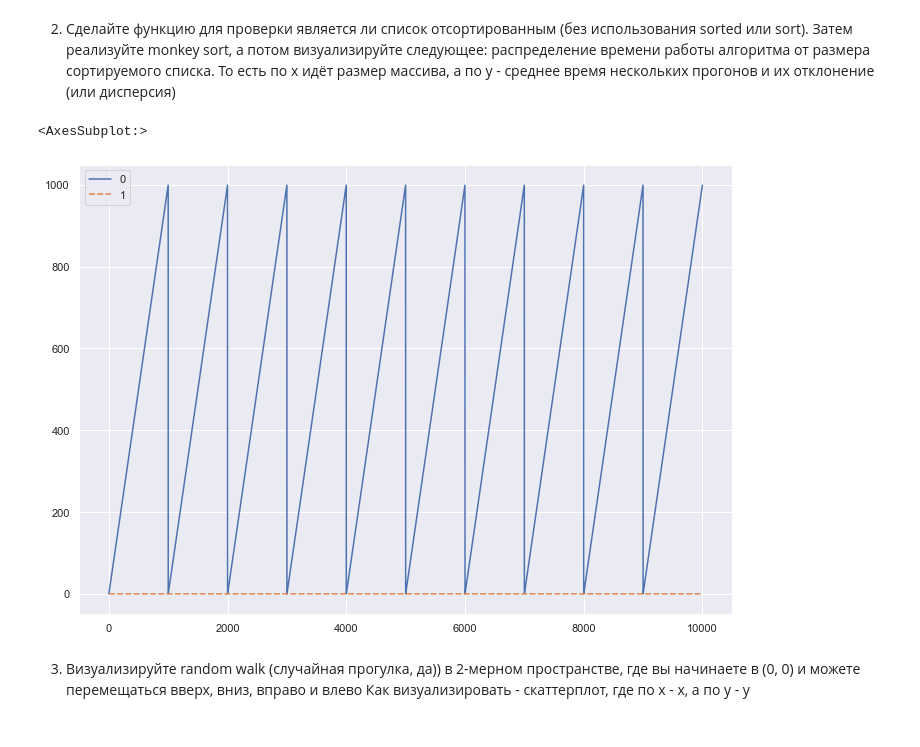
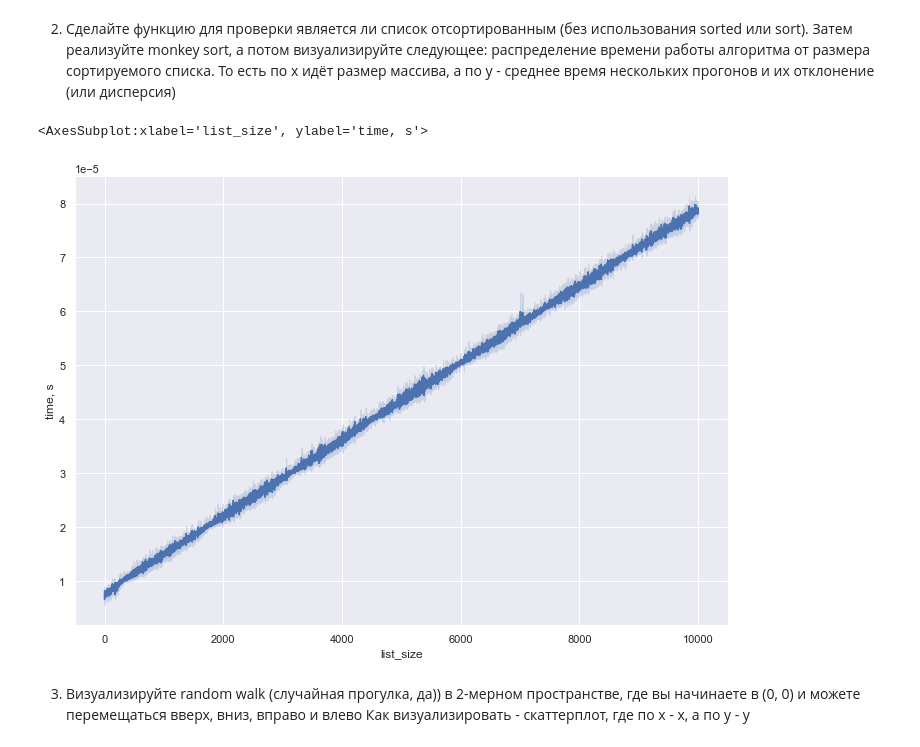
Before and after one commit to Vera-Emelianenko/BI_2021_Python, a Jupyter notebook: homework_random.ipynb, the cells around one changed output. Drawn from its saved outputs; the diff is of its cells as text; code cells hidden in the pictures.

Commit message:
corrected random hw to include task 2 with normal plot

```diff
--- a/homework_random.ipynb
+++ b/homework_random.ipynb
@@ -43,32 +43,32 @@ sns.scatterplot(data=time_m, x = 'number of times', y = 'time to generate number
 # %%
 def is_sorted(some_list):
     for i in range(1, len(some_list)):
         if some_list[i-1]>some_list[i]:
             return False
     return True
 
 def bogosort (some_list):
     while not is_sorted(some_list):
         np.random.shuffle(some_list)
     return(some_list)
 
 bogo_times = []
 
-for number_of_values in range(10):
+for number_of_values in range(100):
     for list_size in range(1000):
         time1 = time.time()
         for number_of_loops in range(100):
             generated_list = np.random.randint(100, size = list_size)
-                #print(bogosort (generated_list))
         time2 = time.time()
         time_dif = time2-time1
         bogo_times.append((list_size, time_dif/100))
 time_data = np.array(bogo_times)
-sns.set(rc={'figure.figsize':(11.7,8.27)})
-sns.lineplot(data=time_data)
+sns.set(rc={'figure.figsize':(15,8.27)})
+time_df = pd.DataFrame(columns=['list_size', 'time, s'], data=time_data)
+sns.lineplot(data=time_df, x = 'list_size', y = 'time, s')
 # %% [output]
-<AxesSubplot:>
+<AxesSubplot:xlabel='list_size', ylabel='time, s'>
-[figure, old version]
+[figure, new version]
 # %% [markdown]
 3. Визуализируйте random walk (случайная прогулка, да)) в 2-мерном пространстве, где вы начинаете в (0, 0) и можете перемещаться вверх, вниз, вправо и влево Как визуализировать - скаттерплот, где по x - x, а по y - y
 # %%
```
Also changed, not shown: parts of 1 cell of this notebook.
